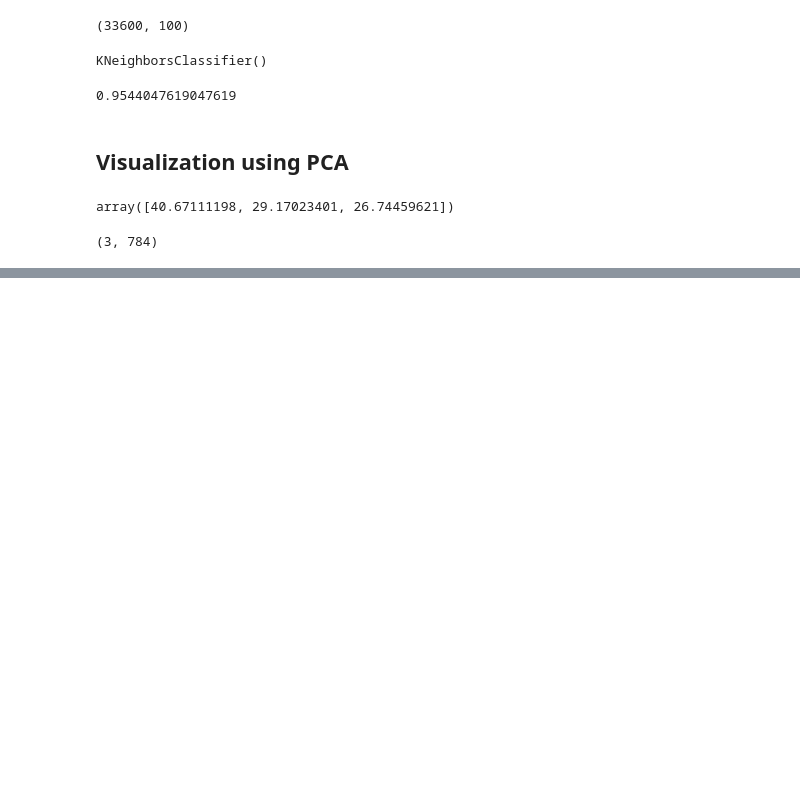
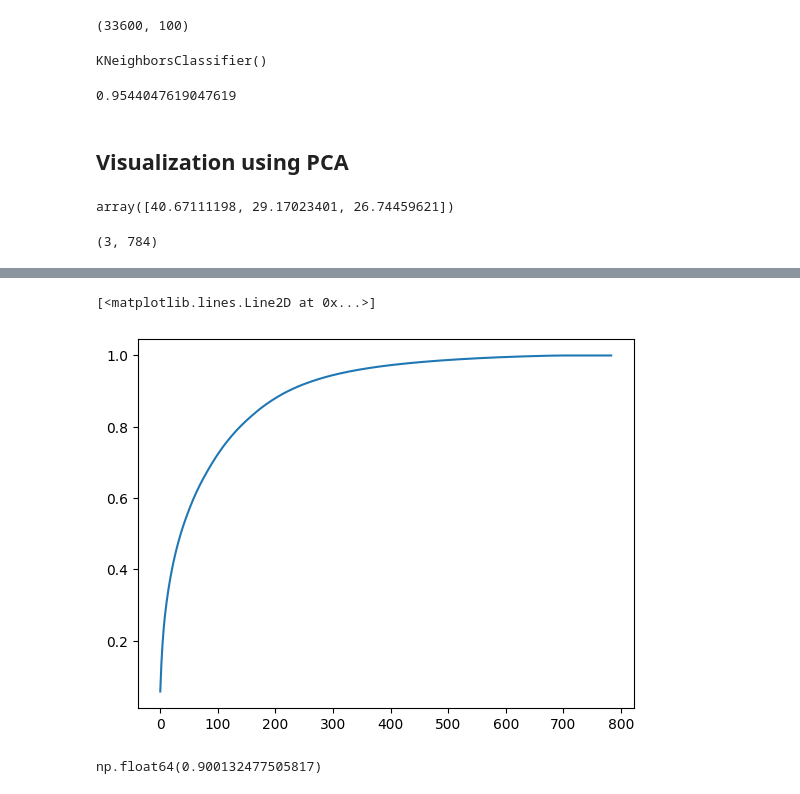
Before and after one commit to Dharm2005/Learning-ML_Algorithms, a Jupyter notebook: Feature Engineering/PCA/MNIST/code.ipynb, the cells around one changed output, grey strips where cells are left out. Cells and saved outputs as stored; diff of their text form; code cells hidden in the pictures; blank space fills up the shorter version.

```diff
--- a/Feature Engineering/PCA/MNIST/code.ipynb
+++ b/Feature Engineering/PCA/MNIST/code.ipynb
@@ -142,0 +151,4 @@ pca.components_.shape
+# %%
+pca = PCA(n_components=None)
+X_train_trf = pca.fit_transform(X_train)
+X_test_trf = pca.transform(X_test)
@@ -142,0 +183,9 @@ pca.components_.shape
+# %%
+plt.plot(np.cumsum(pca.explained_variance_ratio_))
+# %% [output]
+[<matplotlib.lines.Line2D at 0x...>]
+[figure, added]
+# %%
+np.cumsum(pca.explained_variance_ratio_)[222]
+# %% [output]
+np.float64(0.900132477505817)
```
Also changed, not shown: parts of 6 cells of this notebook.
